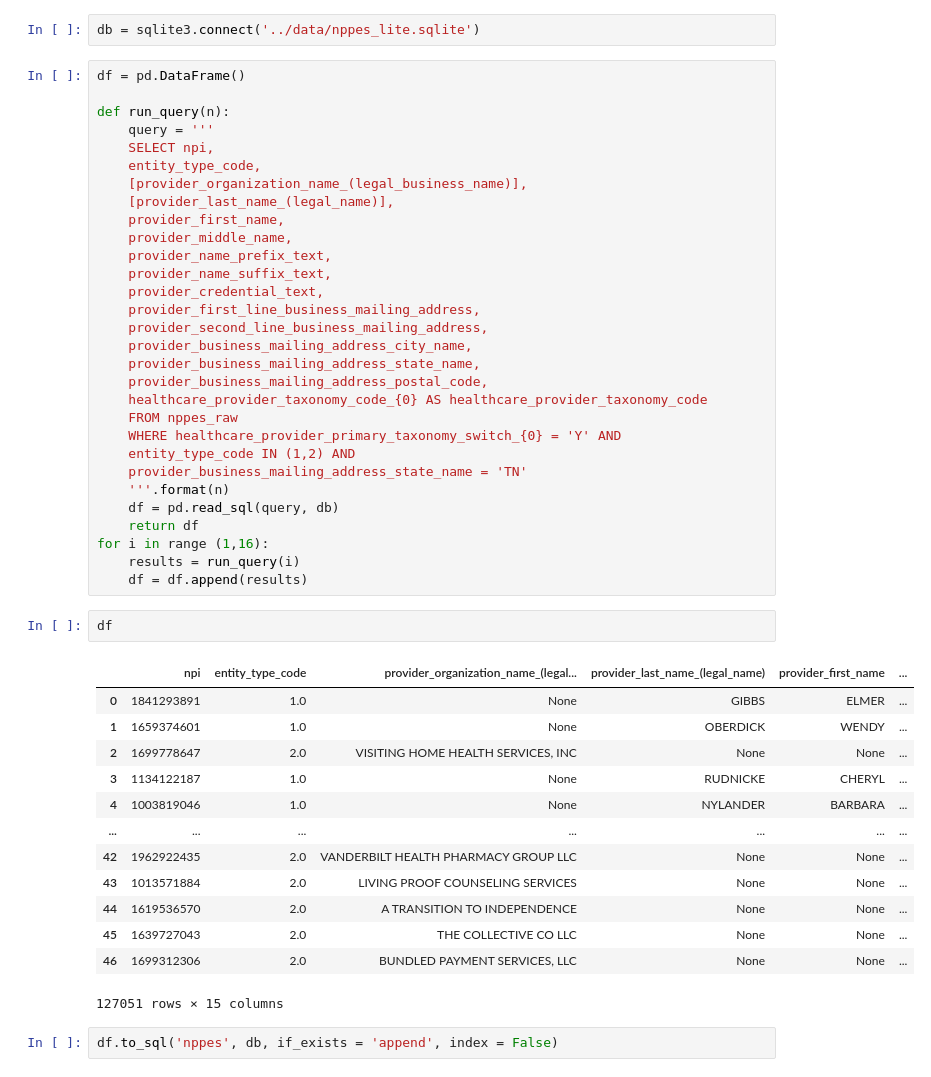
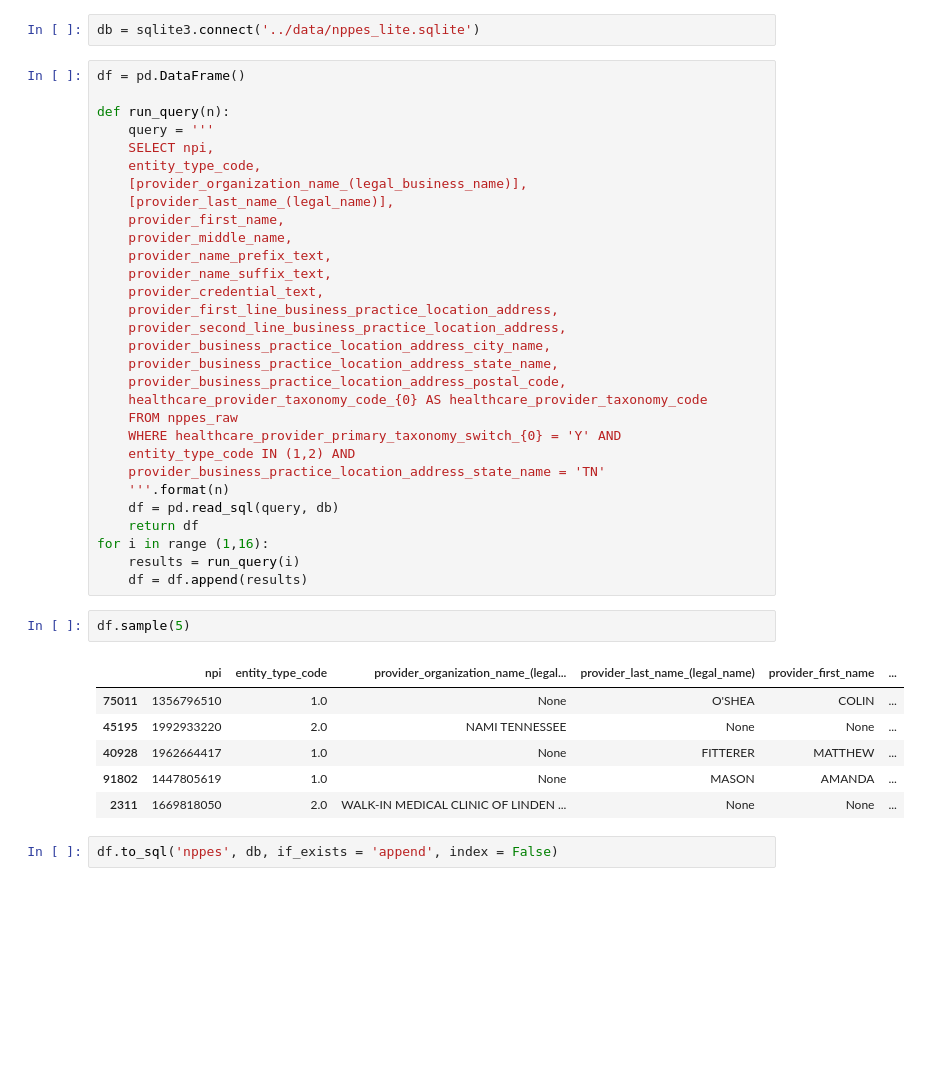
Before and after one commit to nss-data-science-cohort-4/hcbb_hop_team-aac_dog_moms, a Jupyter notebook: notebooks/ce_load_sql_nppes_db.ipynb, the cells around one changed output. Saved outputs shown, nothing was run; the diff lists cells and outputs as text; blank space fills up the shorter version.

Commit message:
Renamed columns in nppes tables in SQLite database. Then revised address fields per changes to the Readme file.

```diff
--- a/notebooks/ce_load_sql_nppes_db.ipynb
+++ b/notebooks/ce_load_sql_nppes_db.ipynb
@@ -61,16 +91,16 @@ def run_query(n):
     provider_name_prefix_text,
     provider_name_suffix_text,
     provider_credential_text,
-    provider_first_line_business_mailing_address,
-    provider_second_line_business_mailing_address,
-    provider_business_mailing_address_city_name,
-    provider_business_mailing_address_state_name,
-    provider_business_mailing_address_postal_code,
+    provider_first_line_business_practice_location_address,
+    provider_second_line_business_practice_location_address,
+    provider_business_practice_location_address_city_name,
+    provider_business_practice_location_address_state_name,
+    provider_business_practice_location_address_postal_code,
     healthcare_provider_taxonomy_code_{0} AS healthcare_provider_taxonomy_code
     FROM nppes_raw
     WHERE healthcare_provider_primary_taxonomy_switch_{0} = 'Y' AND
     entity_type_code IN (1,2) AND
-    provider_business_mailing_address_state_name = 'TN'
+    provider_business_practice_location_address_state_name = 'TN'
     '''.format(n)
     df = pd.read_sql(query, db)
     return df
@@ -78,21 +108,14 @@ for i in range (1,16):
     results = run_query(i)
     df = df.append(results)
 # %%
-df
+df.sample(5)
 # %% [output]
 |  | npi | entity_type_code | provider_organization_name_(legal... | provider_last_name_(legal_name) | provider_first_name | ... |
-| 0 | 1841293891 | 1.0 | None | GIBBS | ELMER | ... |
-| 1 | 1659374601 | 1.0 | None | OBERDICK | WENDY | ... |
-| 2 | 1699778647 | 2.0 | VISITING HOME HEALTH SERVICES, INC | None | None | ... |
-| 3 | 1134122187 | 1.0 | None | RUDNICKE | CHERYL | ... |
-| 4 | 1003819046 | 1.0 | None | NYLANDER | BARBARA | ... |
-| ... | ... | ... | ... | ... | ... | ... |
-| 42 | 1962922435 | 2.0 | VANDERBILT HEALTH PHARMACY GROUP LLC | None | None | ... |
-| 43 | 1013571884 | 2.0 | LIVING PROOF COUNSELING SERVICES | None | None | ... |
-| 44 | 1619536570 | 2.0 | A TRANSITION TO INDEPENDENCE | None | None | ... |
-| 45 | 1639727043 | 2.0 | THE COLLECTIVE CO LLC | None | None | ... |
-| 46 | 1699312306 | 2.0 | BUNDLED PAYMENT SERVICES, LLC | None | None | ... |
+| 75011 | 1356796510 | 1.0 | None | O'SHEA | COLIN | ... |
+| 45195 | 1992933220 | 2.0 | NAMI TENNESSEE | None | None | ... |
+| 40928 | 1962664417 | 1.0 | None | FITTERER | MATTHEW | ... |
+| 91802 | 1447805619 | 1.0 | None | MASON | AMANDA | ... |
+| 2311 | 1669818050 | 2.0 | WALK-IN MEDICAL CLINIC OF LINDEN ... | None | None | ... |
-127051 rows × 15 columns
 # %%
 df.to_sql('nppes', db, if_exists = 'append', index = False)
 # %%
```
Also changed, not shown: parts of 21 cells of this notebook.
